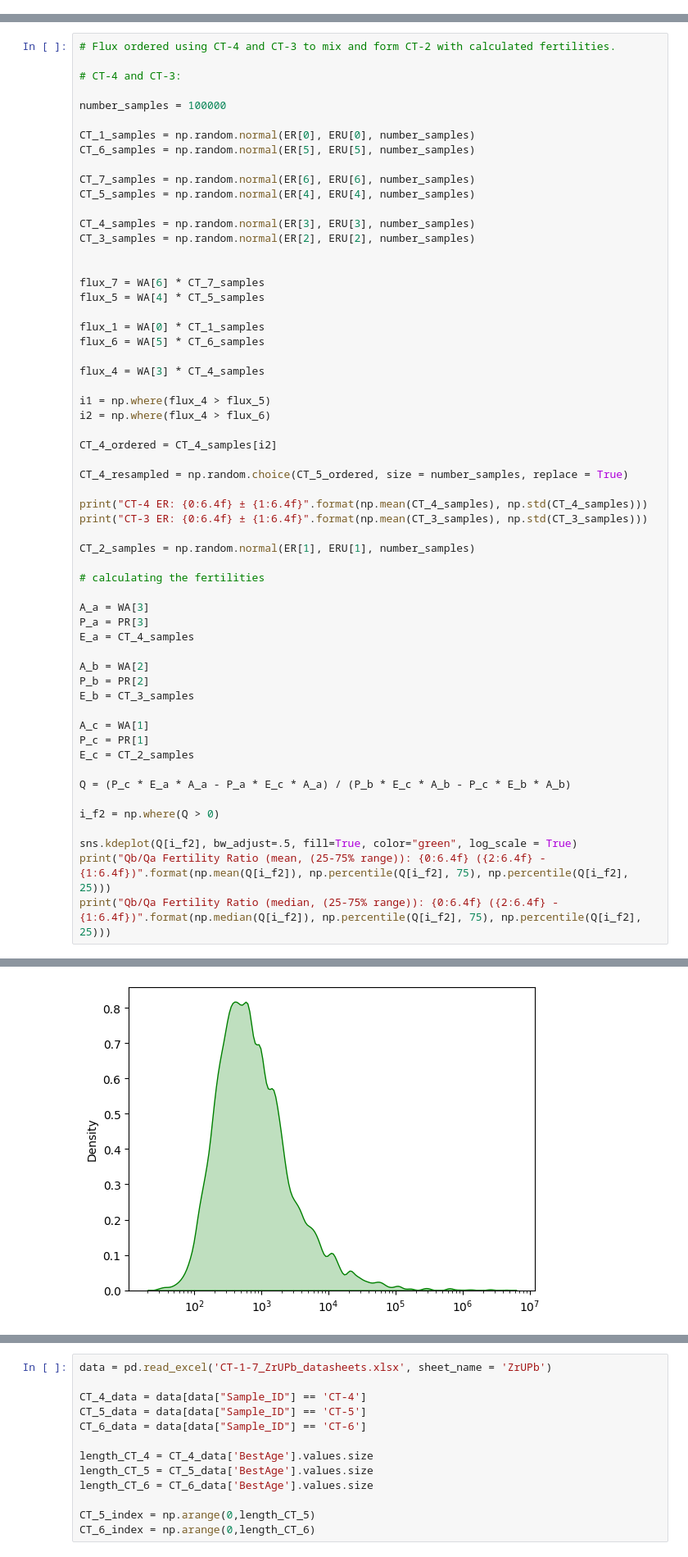
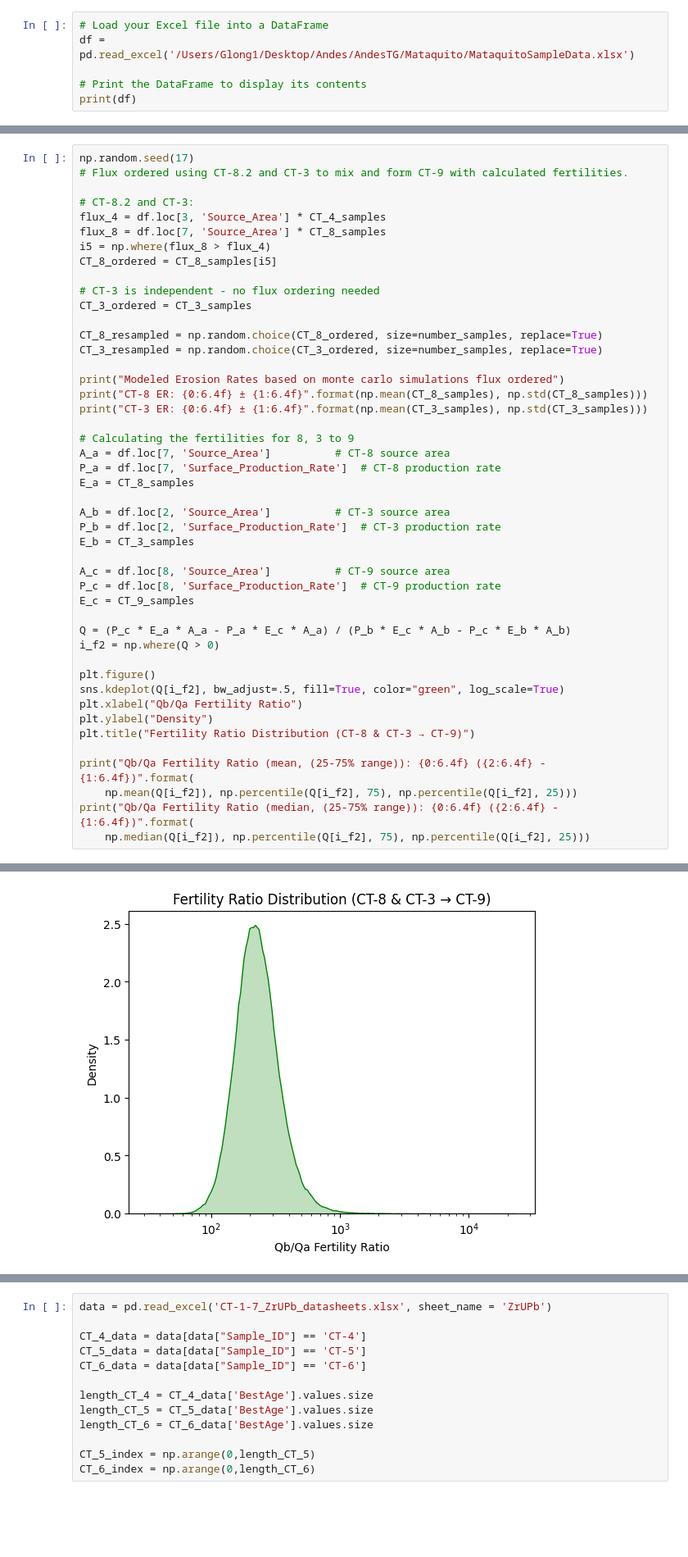
Before and after one commit to glong1321/AndesTG, a Jupyter notebook: Mataquito/Mataquito_quartz_fertilities.ipynb, the cells around one changed output, grey strips where cells are left out. Shown at 82% size. Cells and saved outputs as stored; diff of their text form; blank space fills up the shorter version.

```diff
--- a/Mataquito/Mataquito_quartz_fertilities.ipynb
+++ b/Mataquito/Mataquito_quartz_fertilities.ipynb
@@ -10,0 +57,6 @@ PR = np.array([20.2808125, 13.03263, 5.5128125, 14.3338, 18.1116, 14.672775, 20.
+# %%
+# Load your Excel file into a DataFrame
+df = pd.read_excel('/Users/Glong1/Desktop/Andes/AndesTG/Mataquito/MataquitoSampleData.xlsx')
+
+# Print the DataFrame to display its contents
+print(df)
@@ -154,59 +290,47 @@ Qb/Qa Fertility Ratio (median, (25-75% range)): 50.5383 (29.5472 - 105.4789)
 # %%
-# Flux ordered using CT-4 and CT-3 to mix and form CT-2 with calculated fertilities.
+np.random.seed(17)
+# Flux ordered using CT-8.2 and CT-3 to mix and form CT-9 with calculated fertilities.
 
-# CT-4 and CT-3:
+# CT-8.2 and CT-3:
+flux_4 = df.loc[3, 'Source_Area'] * CT_4_samples
+flux_8 = df.loc[7, 'Source_Area'] * CT_8_samples
+i5 = np.where(flux_8 > flux_4)
+CT_8_ordered = CT_8_samples[i5]
 
-number_samples = 100000
+# CT-3 is independent - no flux ordering needed
+CT_3_ordered = CT_3_samples
 
-CT_1_samples = np.random.normal(ER[0], ERU[0], number_samples)
-CT_6_samples = np.random.normal(ER[5], ERU[5], number_samples)
+CT_8_resampled = np.random.choice(CT_8_ordered, size=number_samples, replace=True)
+CT_3_resampled = np.random.choice(CT_3_ordered, size=number_samples, replace=True)
 
-CT_7_samples = np.random.normal(ER[6], ERU[6], number_samples)
-CT_5_samples = np.random.normal(ER[4], ERU[4], number_samples)
-
-CT_4_samples = np.random.normal(ER[3], ERU[3], number_samples)
-CT_3_samples = np.random.normal(ER[2], ERU[2], number_samples)
-
-
-flux_7 = WA[6] * CT_7_samples
-flux_5 = WA[4] * CT_5_samples
-
-flux_1 = WA[0] * CT_1_samples
-flux_6 = WA[5] * CT_6_samples
-
-flux_4 = WA[3] * CT_4_samples
-
-i1 = np.where(flux_4 > flux_5)
-i2 = np.where(flux_4 > flux_6)
-
-CT_4_ordered = CT_4_samples[i2]
-
-CT_4_resampled = np.random.choice(CT_5_ordered, size = number_samples, replace = True)
-
-print("CT-4 ER: {0:6.4f} ± {1:6.4f}".format(np.mean(CT_4_samples), np.std(CT_4_samples)))
+print("Modeled Erosion Rates based on monte carlo simulations flux ordered")
+print("CT-8 ER: {0:6.4f} ± {1:6.4f}".format(np.mean(CT_8_samples), np.std(CT_8_samples)))
 print("CT-3 ER: {0:6.4f} ± {1:6.4f}".format(np.mean(CT_3_samples), np.std(CT_3_samples)))
 
-CT_2_samples = np.random.normal(ER[1], ERU[1], number_samples)
+# Calculating the fertilities for 8, 3 to 9
+A_a = df.loc[7, 'Source_Area']          # CT-8 source area
+P_a = df.loc[7, 'Surface_Production_Rate']  # CT-8 production rate
+E_a = CT_8_samples
 
-# calculating the fertilities
-
-A_a = WA[3]
-P_a = PR[3]
-E_a = CT_4_samples
-
-A_b = WA[2]
-P_b = PR[2]
+A_b = df.loc[2, 'Source_Area']          # CT-3 source area
+P_b = df.loc[2, 'Surface_Production_Rate']  # CT-3 production rate
 E_b = CT_3_samples
 
-A_c = WA[1]
-P_c = PR[1]
-E_c = CT_2_samples
+A_c = df.loc[8, 'Source_Area']          # CT-9 source area
+P_c = df.loc[8, 'Surface_Production_Rate']  # CT-9 production rate
+E_c = CT_9_samples
 
 Q = (P_c * E_a * A_a - P_a * E_c * A_a) / (P_b * E_c * A_b - P_c * E_b * A_b)
-
 i_f2 = np.where(Q > 0)
 
-sns.kdeplot(Q[i_f2], bw_adjust=.5, fill=True, color="green", log_scale = True)
-print("Qb/Qa Fertility Ratio (mean, (25-75% range)): {0:6.4f} ({2:6.4f} - {1:6.4f})".format(np.mean(Q[i_f2]), np.percentile(Q[i_f2], 75), np.percentile(Q[i_f2], 25)))
-print("Qb/Qa Fertility Ratio (median, (25-75% range)): {0:6.4f} ({2:6.4f} - {1:6.4f})".format(np.median(Q[i_f2]), np.percentile(Q[i_f2], 75), np.percentile(Q[i_f2], 25)))
+plt.figure()
+sns.kdeplot(Q[i_f2], bw_adjust=.5, fill=True, color="green", log_scale=True)
+plt.xlabel("Qb/Qa Fertility Ratio")
+plt.ylabel("Density")
+plt.title("Fertility Ratio Distribution (CT-8 & CT-3 → CT-9)")
+
+print("Qb/Qa Fertility Ratio (mean, (25-75% range)): {0:6.4f} ({2:6.4f} - {1:6.4f})".format(
+    np.mean(Q[i_f2]), np.percentile(Q[i_f2], 75), np.percentile(Q[i_f2], 25)))
+print("Qb/Qa Fertility Ratio (median, (25-75% range)): {0:6.4f} ({2:6.4f} - {1:6.4f})".format(
+    np.median(Q[i_f2]), np.percentile(Q[i_f2], 75), np.percentile(Q[i_f2], 25)))
 # %% [output]
@@ -217 +342 @@ Qb/Qa Fertility Ratio (median, (25-75% range)): 641.7378 (317.8813 - 1535.6462)
-[figure, old version]
+[figure, new version]
```
Also changed, not shown: parts of 36 cells of this notebook, 3 other files.
